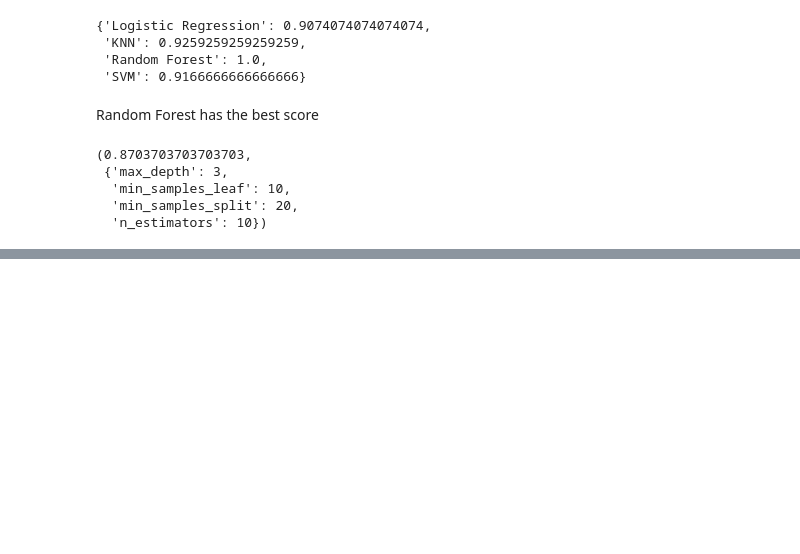
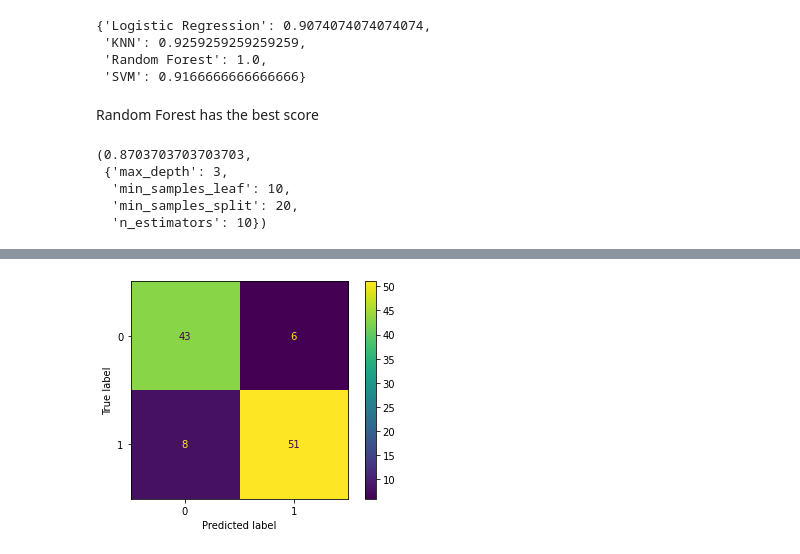
Before and after one commit to Ammar-Raneez/Lung_Cancer_Classification, a Jupyter notebook: lung-cancer.ipynb, the cells around one changed output, grey strips where cells are left out. Cells and saved outputs as stored; diff of their text form; code cells hidden in the pictures; blank space fills up the shorter version.

```diff
--- a/lung-cancer.ipynb
+++ b/lung-cancer.ipynb
@@ -234,0 +248,7 @@ rf_gs.score(X_test, y_test), rf_gs.best_params_
+# %%
+# Plot confusion matrix
+confusion_matrix = confusion_matrix(y_test, y_preds)
+plot_cm = ConfusionMatrixDisplay(confusion_matrix)
+plot_cm.plot();
+# %% [output]
+[figure, added]
```
Also changed, not shown: parts of 4 cells of this notebook.
